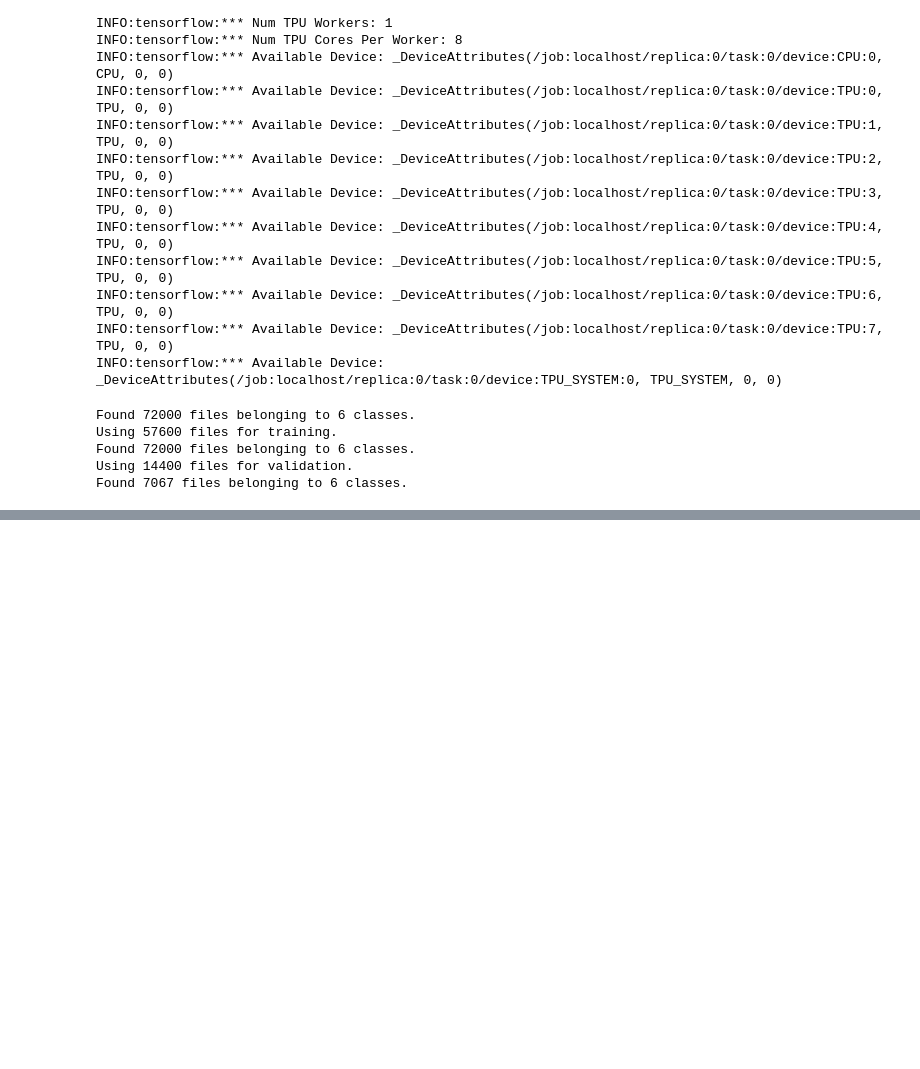
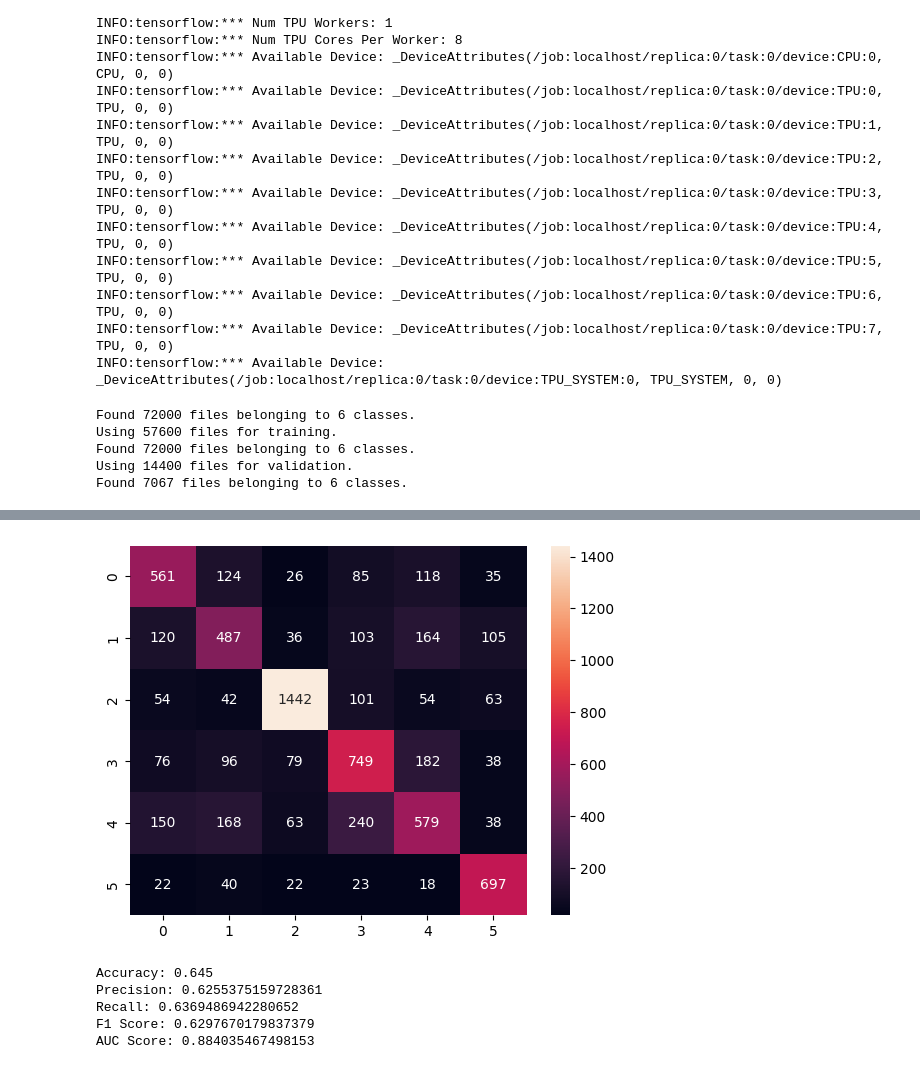
Before and after one commit to IdjiotSandwiches/face-emotion-recognition, a Jupyter notebook: deep-learning/ResNet50-transfer-learning.ipynb, the cells around one changed output, grey strips where cells are left out. Cells and saved outputs as stored; diff of their text form; code cells hidden in the pictures; blank space fills up the shorter version.

Commit message:
Update for metrics & mlflow logging

```diff
--- a/deep-learning/ResNet50-transfer-learning.ipynb
+++ b/deep-learning/ResNet50-transfer-learning.ipynb
@@ -273,7 +280,7 @@ lr_schedule = tf.keras.optimizers.schedules.ExponentialDecay(
     staircase=True
 )
 
-early_stopping = EarlyStopping(monitor='val_accuracy', patience=2, restore_best_weights=True)
+early_stopping = EarlyStopping(monitor='val_loss', patience=2, restore_best_weights=True)
 
 with tpu_strategy.scope():
     model.compile(optimizer=tf.keras.optimizers.Adam(learning_rate=lr_schedule),
@@ -330,10 +365,10 @@ for images, labels in test_ds:
 
 images_np = np.array(images_)
 
-pred = model.predict(images_np)
+pred = model.predict(images_np[:7000])
 
 pred_res = []
 for p in pred:
     pred_res.append(np.argmax(p))
 
-print(accuracy_score(labels_[:7066], pred_res))
+print(accuracy_score(labels_[:7000], pred_res))
@@ -339,0 +405,23 @@ print(accuracy_score(labels_[:7066], pred_res))
+# %%
+cm = confusion_matrix(labels_[:7000], pred_res)
+sns.heatmap(cm, annot=True, fmt='d')
+plt.savefig('confusion_matrix.png')
+plt.show()
+# %% [output]
+[figure, added]
+# %%
+metrics = {
+    'accuracy': accuracy_score(labels_[:7000], pred_res),
+    'precision': precision_score(labels_[:7000], pred_res, average='macro'),
+    'recall': recall_score(labels_[:7000], pred_res, average='macro'),
+    'f1': f1_score(labels_[:7000], pred_res, average='macro'),
+    'auc_score': roc_auc_score(labels_[:7000], pred, multi_class='ovr', average='macro')
+}
+
+print(f"Accuracy: {metrics['accuracy']}\nPrecision: {metrics['precision']}\nRecall: {metrics['recall']}\nF1 Score: {metrics['f1']}\nAUC Score: {metrics['auc_score']}")
+# %% [output]
+Accuracy: 0.645
+Precision: 0.6255375159728361
+Recall: 0.6369486942280652
+F1 Score: 0.6297670179837379
+AUC Score: 0.884035467498153
```
Also changed, not shown: parts of 13 cells of this notebook.
